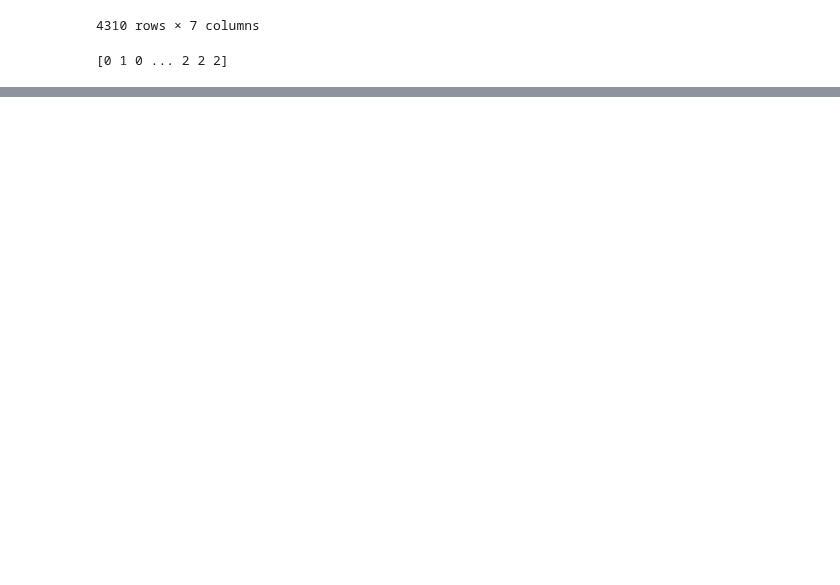
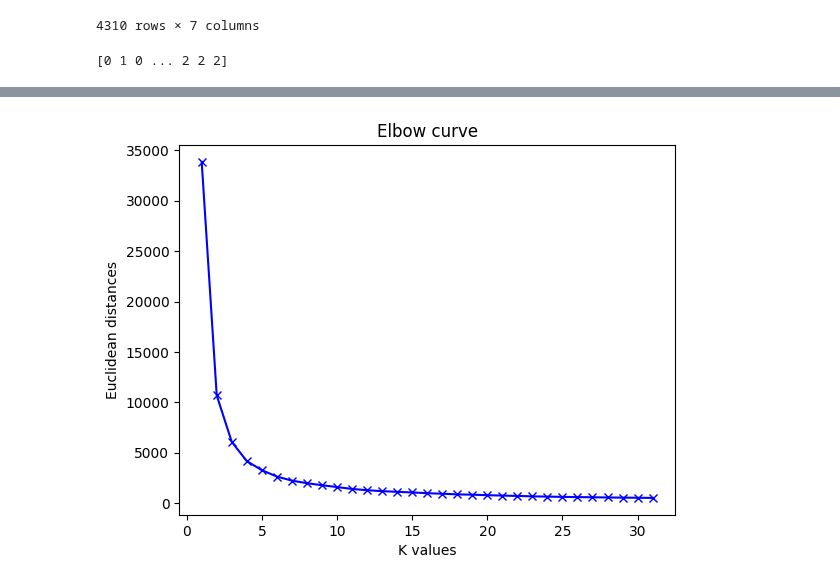
Before and after one commit to Kartik-3-programmer/Machine-Learning, a Jupyter notebook: Feature_selection.ipynb, the cells around one changed output, grey strips where cells are left out. Drawn from its saved outputs; the diff is of its cells as text; code cells hidden in the pictures; blank space fills up the shorter version.

```diff
--- a/Feature_selection.ipynb
+++ b/Feature_selection.ipynb
@@ -137,3 +122,3 @@ TypeError: unsupported type: <class 'numpy.ndarray'>
 # %%
-dataframe_final = dataframe_reduced.drop(columns = ['LocalEnergy_0_1'])
+dataframe_final = dataframe_reduced
 dataframe_final
@@ -139,0 +139,4 @@ dataframe_final
+# %%
+input_final = dataframe_final.iloc[:, 1:6]
+output_final = dataframe_final.iloc[:, 6]
+final_input_train, final_input_test, final_output_train, final_output_test = train_test_split(input_final, output_final, test_size=0.3, random_state=42)
@@ -139,0 +207,20 @@ dataframe_final
+# %%
+sm = SMOTE(random_state=2)
+input_total_res, output_total_res = sm.fit_resample(input_final, output_final.ravel())
+# %%
+from matplotlib import pyplot as plt
+from sklearn.cluster import KMeans
+model_k_means = KMeans()
+k_values = range(1, 32)
+euclidean_distances = []
+for k in k_values:
+    k_means_model = KMeans(n_clusters=k)
+    k_means_model.fit(input_total_res)
+    euclidean_distances.append(k_means_model.inertia_)
+plt.plot(k_values, euclidean_distances, 'bx-')
+plt.xlabel('K values')
+plt.ylabel('Euclidean distances')
+plt.title('Elbow curve')
+plt.show()
+# %% [output]
+[figure, added]
```
Also changed, not shown: parts of 10 cells of this notebook.
